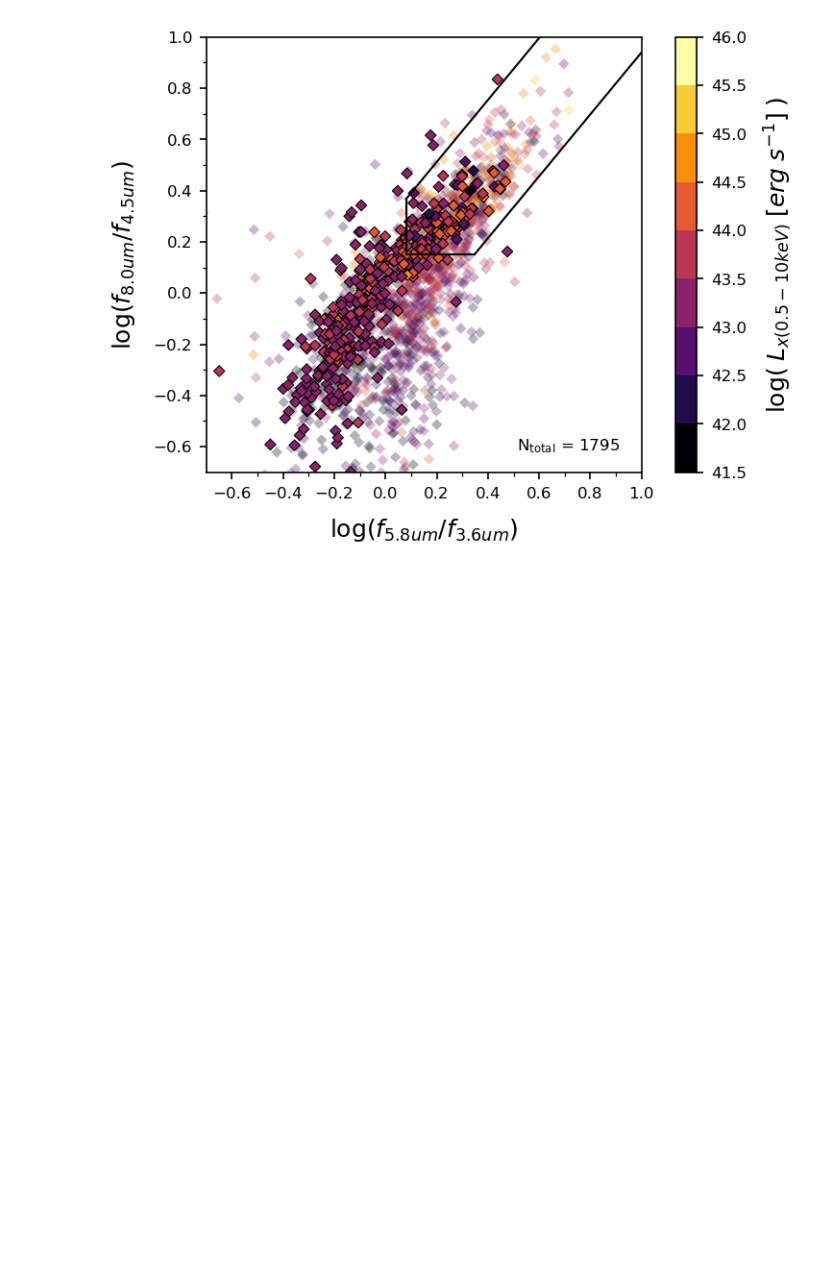
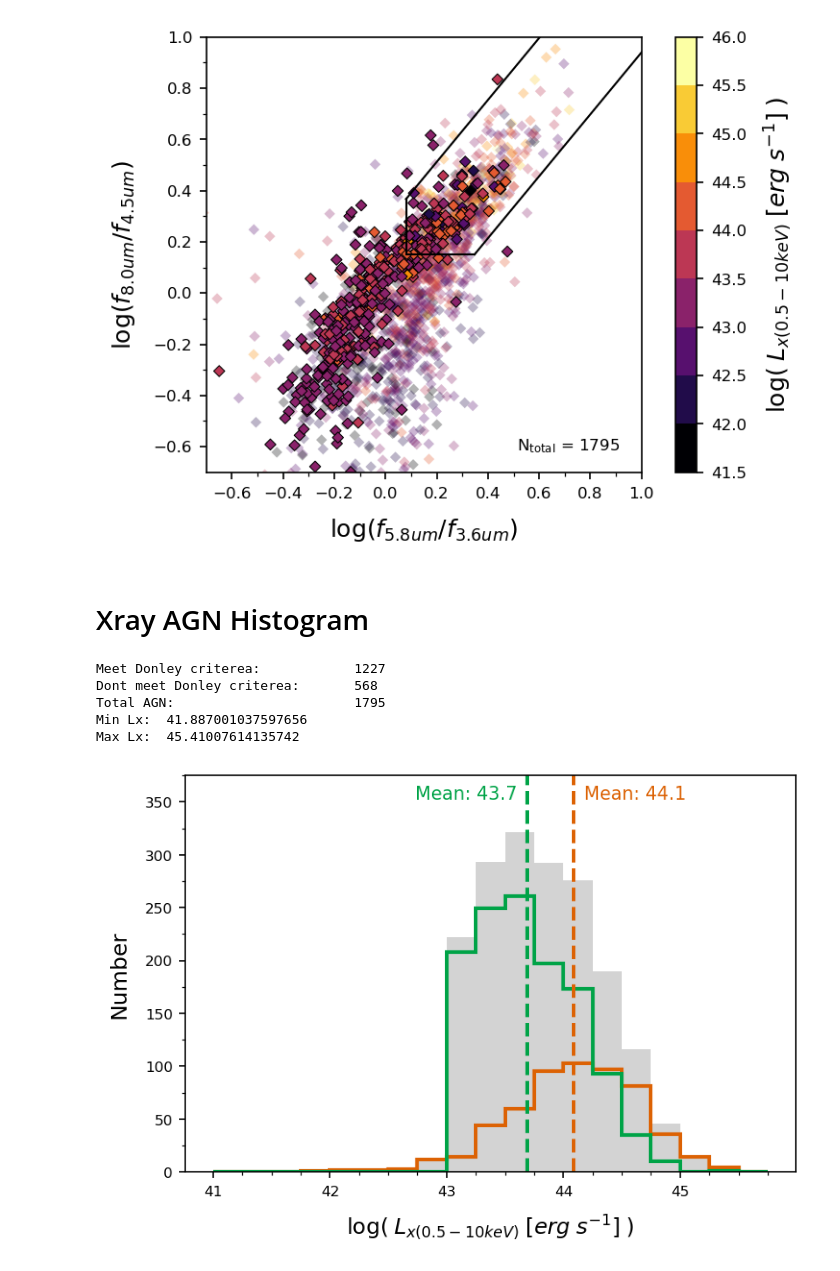
Before and after one commit to parallax-xallaraq/IfA-REU-Project, a Jupyter notebook: Code/v2_ColorColorPlotting.ipynb, the cells around one changed output. Drawn from its saved outputs; the diff is of its cells as text; code cells hidden in the pictures; blank space fills up the shorter version.

Commit message:
make hist of Lx for srcs that do/not meet MIR req

```diff
--- a/Code/v2_ColorColorPlotting.ipynb
+++ b/Code/v2_ColorColorPlotting.ipynb
@@ -779,3 +779,22 @@ All z
 Number nX:       332
 Number yX:       1795
 [figure]
+# %% [markdown]
+# Xray AGN Histogram
+# %%
+# match IDs of sources with Lx to RED and YEL agns.
+key_LxID_red, key_red_LxID = match.match(agn_yLx['ID'], triID['RED'])
+key_LxID_yel, key_yel_LxID = match.match(agn_yLx['ID'], triID['YEL'])
+# build list of agn with Lx that are donley selected
+i_Lx_Donley = np.zeros( len(agn_yLx['ID']), dtype=bool)
+i_Lx_Donley[key_LxID_red] = True
+i_Lx_Donley[key_LxID_yel] = True
+# Get Lx and IDs
+agn_yLx_Donley = {
+    'ID' : agn_yLx['ID'][i_Lx_Donley],
+    'Lx' : agn_yLx['Lx'][i_Lx_Donley]
+}
+agn_yLx_DonleyNO = {
+    'ID' : agn_yLx['ID'][~i_Lx_Donley],
+    'Lx' : agn_yLx['Lx'][~i_Lx_Donley]
+}
@@ -781,0 +853,14 @@ Number yX:       1795
+# %%
+PlotHistOneDual(
+    agn_yLx_DonleyNO['Lx'],
+    agn_yLx_Donley['Lx'],
+    h=375,
+    saveStr=adp.path_fig+'\\v2_LxHist_isDonley_zAll.png'
+)
+# %% [output]
+Meet Donley criterea:            1227
+Dont meet Donley criterea:       568
+Total AGN:                       1795
+Min Lx:  41.887001037597656
+Max Lx:  45.41007614135742
+[figure, added]
```
Also changed, not shown: parts of 1 cell of this notebook, 2 other files.
